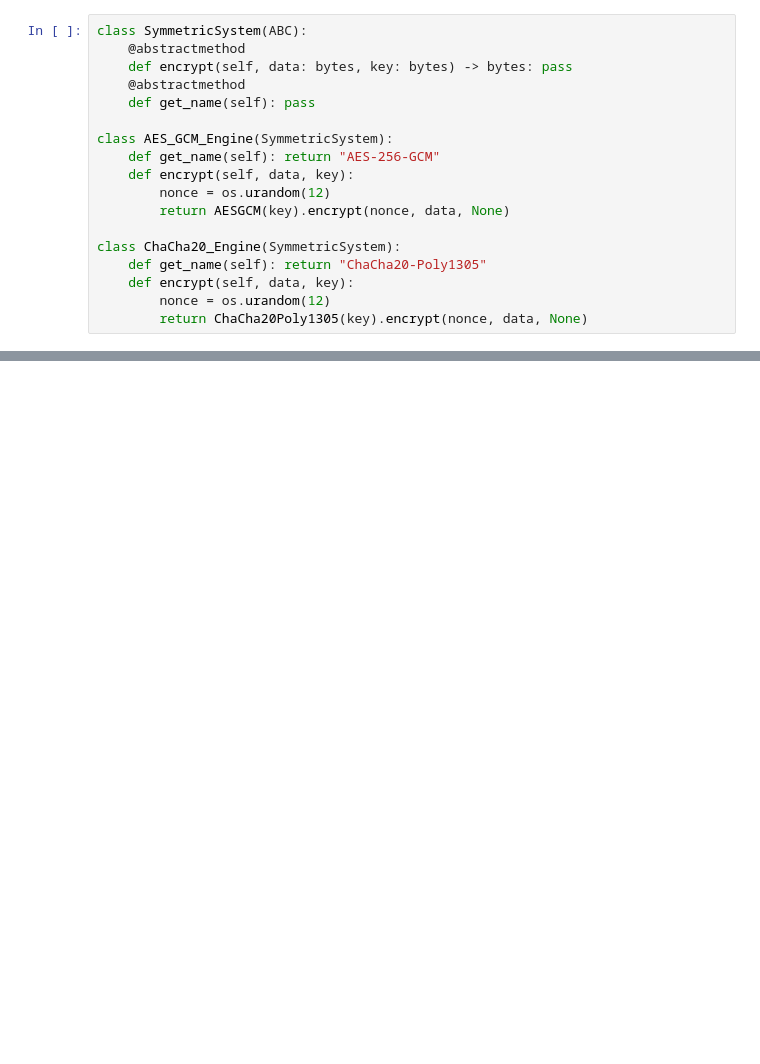
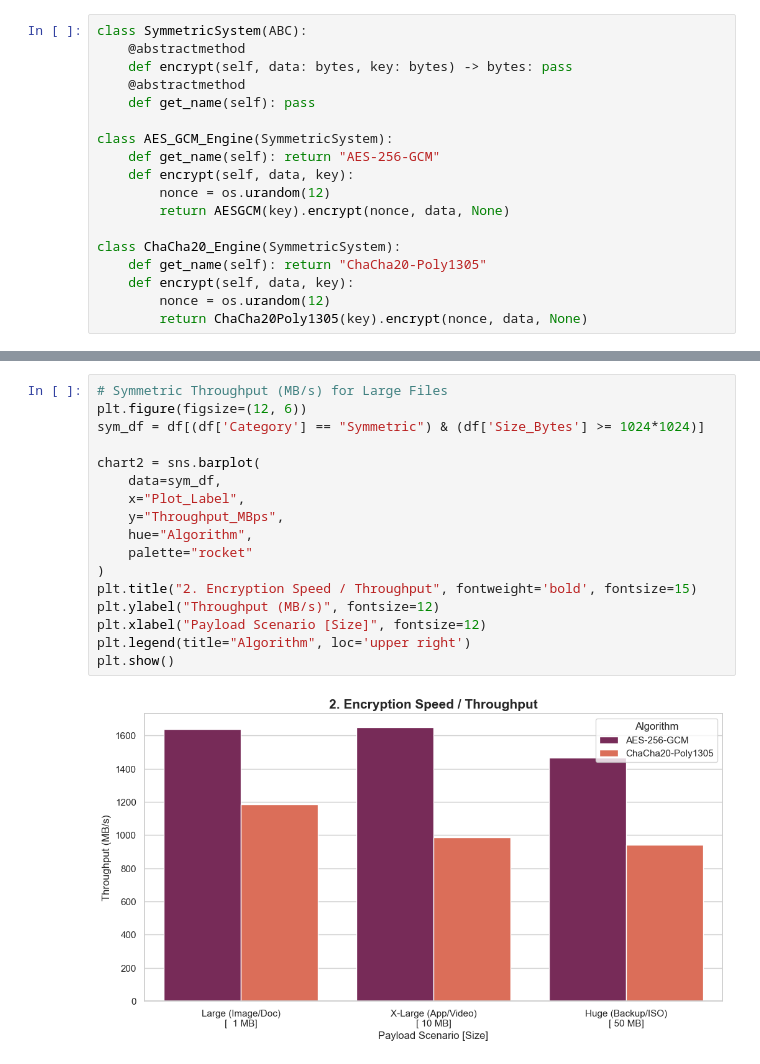
Before and after one commit to Luke-MT/Network-and-Information-Systems-Security-Project, a Jupyter notebook: Cyber.ipynb, the cells around one changed output, grey strips where cells are left out. Saved outputs shown, nothing was run; the diff lists cells and outputs as text; blank space fills up the shorter version.

```diff
--- a/Cyber.ipynb
+++ b/Cyber.ipynb
@@ -230,0 +214,19 @@ Testing Payload: Tiny (Handshake/Auth)...
+# %%
+# Symmetric Throughput (MB/s) for Large Files
+plt.figure(figsize=(12, 6))
+sym_df = df[(df['Category'] == "Symmetric") & (df['Size_Bytes'] >= 1024*1024)]
+
+chart2 = sns.barplot(
+    data=sym_df,
+    x="Plot_Label",
+    y="Throughput_MBps",
+    hue="Algorithm",
+    palette="rocket"
+)
+plt.title("2. Encryption Speed / Throughput", fontweight='bold', fontsize=15)
+plt.ylabel("Throughput (MB/s)", fontsize=12)
+plt.xlabel("Payload Scenario [Size]", fontsize=12)
+plt.legend(title="Algorithm", loc='upper right')
+plt.show()
+# %% [output]
+[figure, added]
```
Also changed, not shown: parts of 9 cells of this notebook.
